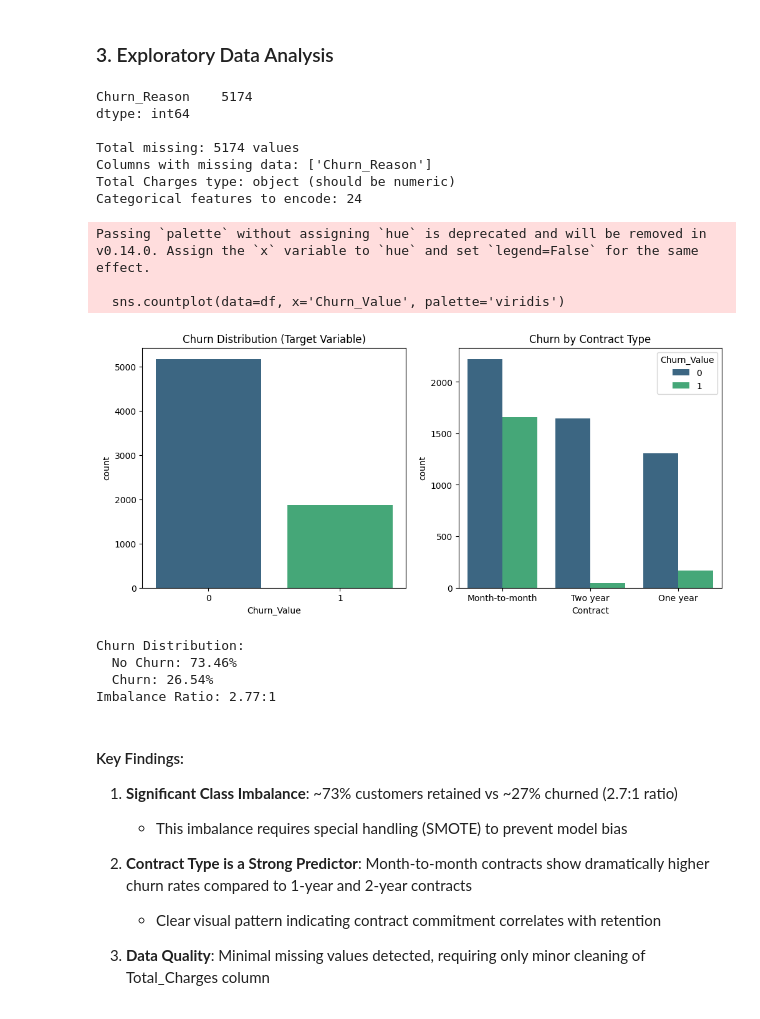
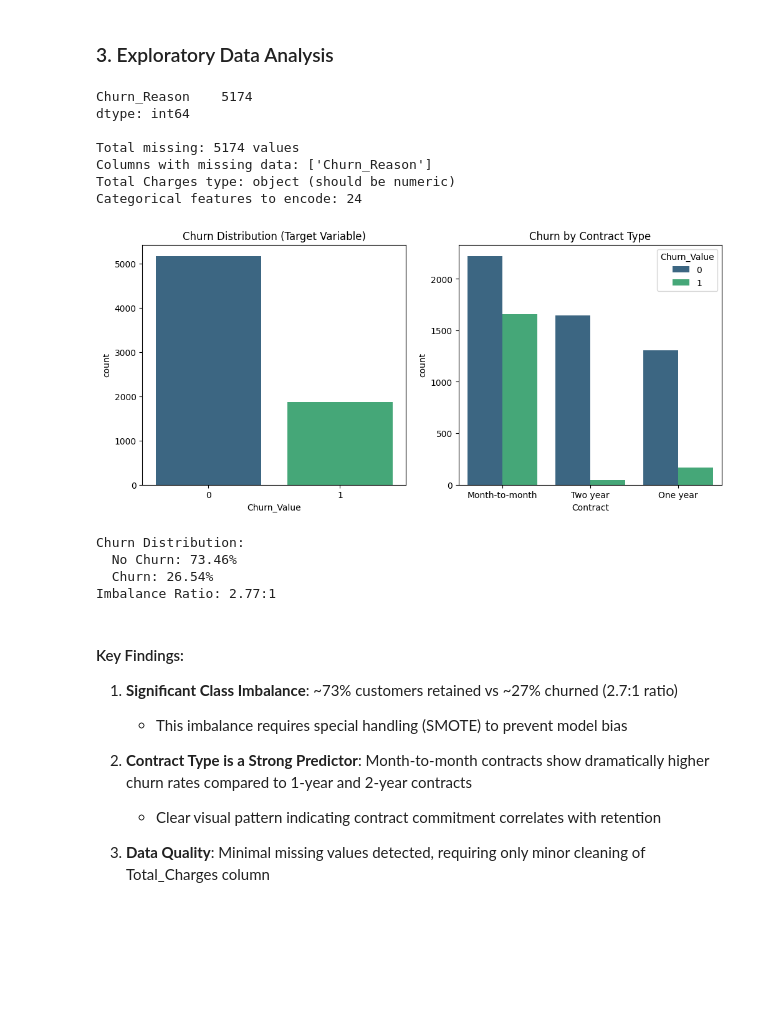
Before and after one commit to Lenmini-Illangakoon/telecom-customer-churn-prediction, a Jupyter notebook: telecom_churn_prediction.ipynb, the cells around one changed output. Saved outputs shown, nothing was run; the diff lists cells and outputs as text; code cells hidden in the pictures; blank space fills up the shorter version.

```diff
--- a/telecom_churn_prediction.ipynb
+++ b/telecom_churn_prediction.ipynb
@@ -89,7 +89,7 @@ from sklearn.metrics import (classification_report, confusion_matrix,
 from imblearn.over_sampling import SMOTE
 
 # Load the dataset
-url = "https://raw.githubusercontent.com/Lenmini-Illangakoon/market-analysis-telco-churn/refs/heads/main/data/Telco_customer_churn.csv"
+url = "https://raw.githubusercontent.com/Lenmini-Illangakoon/telecom-customer-churn-prediction/refs/heads/main/data/Telco_customer_churn.csv"
 df = pd.read_csv(url)
 df.columns = df.columns.str.replace(' ', '_')
 
@@ -169,42 +169,39 @@ else:
     print(f"\nTotal missing: {missing.sum()} values")
     print(f"Columns with missing data: {list(missing[missing > 0].index)}")
 
 # Data quality audit: check types and categorical count
 print(f"Total Charges type: {df['Total_Charges'].dtype} (should be numeric)")
 print(f"Categorical features to encode: {len(df.select_dtypes(include=['object']).columns)}")
 
 # Visualizing Class Imbalance (The 'Accuracy Trap')
 plt.figure(figsize=(12, 5))
 plt.subplot(1, 2, 1)
-sns.countplot(data=df, x='Churn_Value', palette='viridis')
+sns.countplot(data=df, x='Churn_Value', hue='Churn_Value', palette='viridis', legend=False)
 plt.title('Churn Distribution (Target Variable)')
 
 # Visualizing Key Driver: Contract Type vs Churn
 plt.subplot(1, 2, 2)
 sns.countplot(data=df, x='Contract', hue='Churn_Value', palette='viridis')
 plt.title('Churn by Contract Type')
 plt.show()
 
 # Calculate churn ratio
 churn_pct = df['Churn_Value'].value_counts(normalize=True) * 100
 print(f"Churn Distribution:\n  No Churn: {churn_pct[0]:.2f}%\n  Churn: {churn_pct[1]:.2f}%")
 print(f"Imbalance Ratio: {churn_pct[0]/churn_pct[1]:.2f}:1")
 # %% [output]
 Churn_Reason    5174
 dtype: int64
 
 Total missing: 5174 values
 Columns with missing data: ['Churn_Reason']
 Total Charges type: object (should be numeric)
 Categorical features to encode: 24
+[figure]
-Passing `palette` without assigning `hue` is deprecated and will be removed in v0.14.0. Assign the `x` variable to `hue` and set `legend=False` for the same effect.
-
-  sns.countplot(data=df, x='Churn_Value', palette='viridis')
+Churn Distribution:
+  No Churn: 73.46%
+  Churn: 26.54%
+Imbalance Ratio: 2.77:1
-[figure]
-Churn Distribution:
-  No Churn: 73.46%
-  Churn: 26.54%
-Imbalance Ratio: 2.77:1
 # %% [markdown]
 #### Key Findings:
 
```
Also changed, not shown: parts of 3 cells of this notebook, 1 other file.
